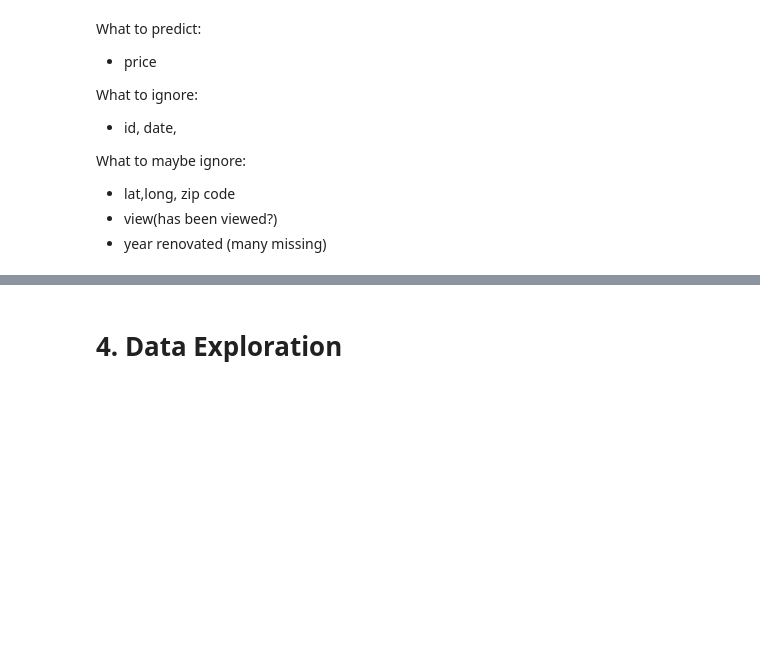
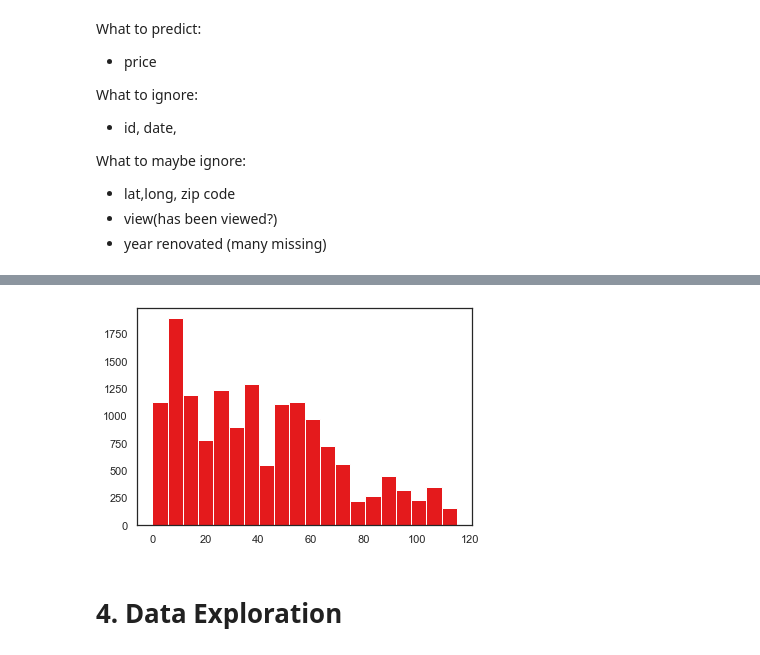
Before and after one commit to Karsten-Yan/200303_House_Prices_Project, a Jupyter notebook: 200303_Karsten_Yan_Project1.ipynb, the cells around one changed output, grey strips where cells are left out. Saved outputs shown, nothing was run; the diff lists cells and outputs as text; code cells hidden in the pictures; blank space fills up the shorter version.

```diff
--- a/200303_Karsten_Yan_Project1.ipynb
+++ b/200303_Karsten_Yan_Project1.ipynb
@@ -135,3 +247,7 @@ df_clean=df_clean.dropna()
+# %%
+plt.hist(df_clean.yr_since_renov, bins =20);
+# %% [output]
+[figure, added]
 # %% [markdown]
 # 4. Data Exploration
 # %%
```
Also changed, not shown: parts of 99 cells of this notebook.
